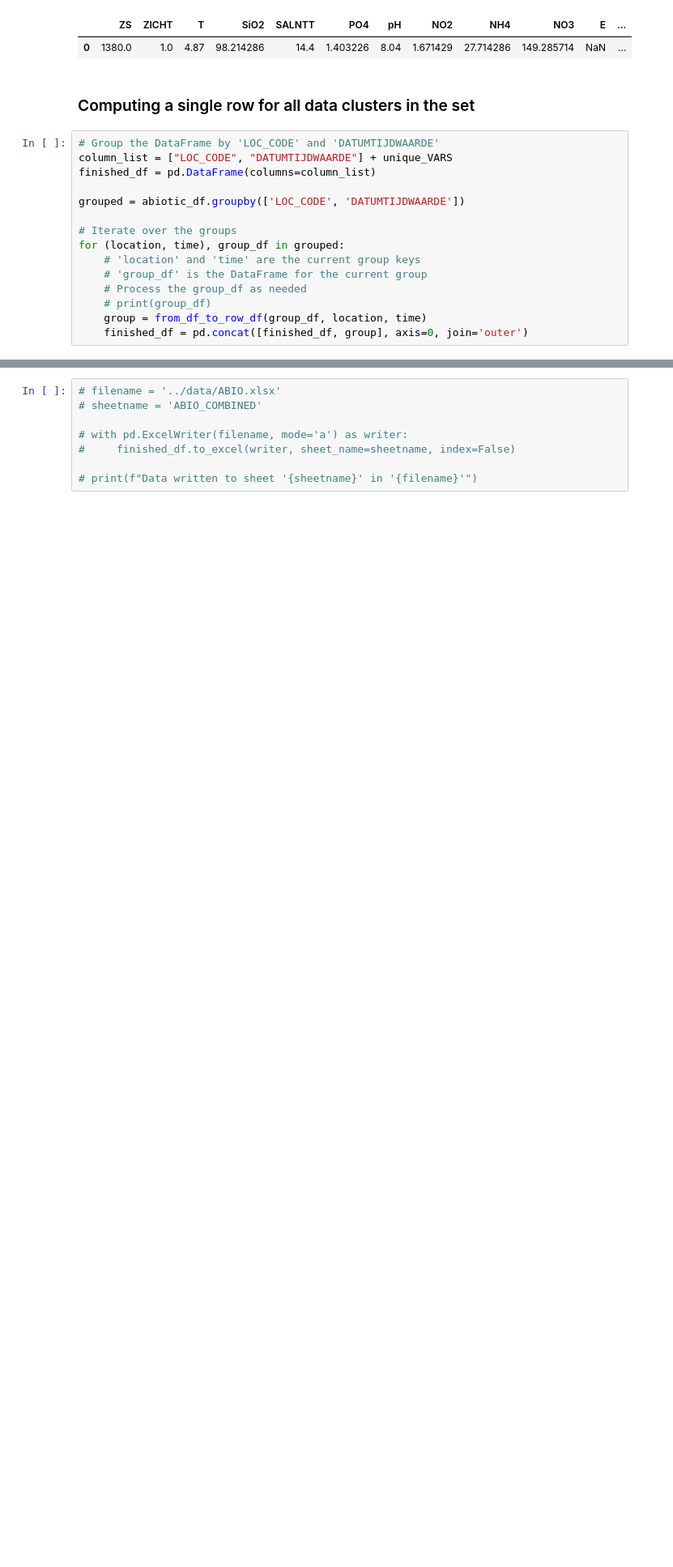
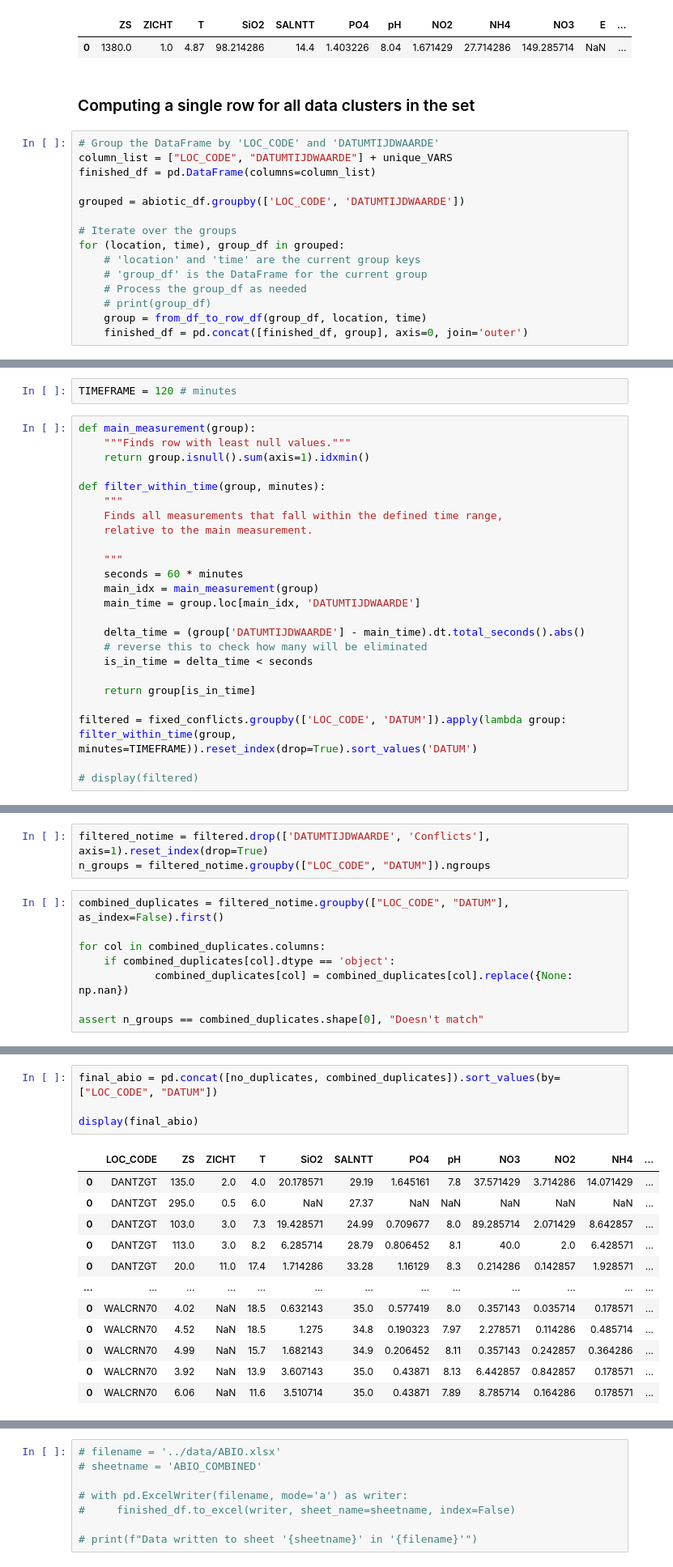
Before and after one commit to JinseiSteven/Phytoplankton-Prediction-Project, a Jupyter notebook: scripts/data_analysis_ABIO_anomalies.ipynb, the cells around one changed output, grey strips where cells are left out. Shown at 81% size. Cells and saved outputs as stored; diff of their text form; blank space fills up the shorter version.

```diff
--- a/scripts/data_analysis_ABIO_anomalies.ipynb
+++ b/scripts/data_analysis_ABIO_anomalies.ipynb
@@ -122,0 +209,26 @@ for (location, time), group_df in grouped:
+# %%
+TIMEFRAME = 120 # minutes
+# %%
+def main_measurement(group):
+    """Finds row with least null values."""
+    return group.isnull().sum(axis=1).idxmin()
+
+def filter_within_time(group, minutes):
+    """
+    Finds all measurements that fall within the defined time range,
+    relative to the main measurement.
+
+    """
+    seconds = 60 * minutes
+    main_idx = main_measurement(group)
+    main_time = group.loc[main_idx, 'DATUMTIJDWAARDE']
+
+    delta_time = (group['DATUMTIJDWAARDE'] - main_time).dt.total_seconds().abs()
+    # reverse this to check how many will be eliminated
+    is_in_time = delta_time < seconds
+
+    return group[is_in_time]
+
+filtered = fixed_conflicts.groupby(['LOC_CODE', 'DATUM']).apply(lambda group: filter_within_time(group, minutes=TIMEFRAME)).reset_index(drop=True).sort_values('DATUM')
+
+# display(filtered)
@@ -122,0 +237,11 @@ for (location, time), group_df in grouped:
+# %%
+filtered_notime = filtered.drop(['DATUMTIJDWAARDE', 'Conflicts'], axis=1).reset_index(drop=True)
+n_groups = filtered_notime.groupby(["LOC_CODE", "DATUM"]).ngroups
+# %%
+combined_duplicates = filtered_notime.groupby(["LOC_CODE", "DATUM"], as_index=False).first()
+
+for col in combined_duplicates.columns:
+    if combined_duplicates[col].dtype == 'object':
+            combined_duplicates[col] = combined_duplicates[col].replace({None: np.nan})
+
+assert n_groups == combined_duplicates.shape[0], "Doesn't match"
@@ -122,0 +250,17 @@ for (location, time), group_df in grouped:
+# %%
+final_abio = pd.concat([no_duplicates, combined_duplicates]).sort_values(by=["LOC_CODE", "DATUM"])
+
+display(final_abio)
+# %% [output]
+|  | LOC_CODE | ZS | ZICHT | T | SiO2 | SALNTT | PO4 | pH | NO3 | NO2 | NH4 | ... |
+| 0 | DANTZGT | 135.0 | 2.0 | 4.0 | 20.178571 | 29.19 | 1.645161 | 7.8 | 37.571429 | 3.714286 | 14.071429 | ... |
+| 0 | DANTZGT | 295.0 | 0.5 | 6.0 | NaN | 27.37 | NaN | NaN | NaN | NaN | NaN | ... |
+| 0 | DANTZGT | 103.0 | 3.0 | 7.3 | 19.428571 | 24.99 | 0.709677 | 8.0 | 89.285714 | 2.071429 | 8.642857 | ... |
+| 0 | DANTZGT | 113.0 | 3.0 | 8.2 | 6.285714 | 28.79 | 0.806452 | 8.1 | 40.0 | 2.0 | 6.428571 | ... |
+| 0 | DANTZGT | 20.0 | 11.0 | 17.4 | 1.714286 | 33.28 | 1.16129 | 8.3 | 0.214286 | 0.142857 | 1.928571 | ... |
+| ... | ... | ... | ... | ... | ... | ... | ... | ... | ... | ... | ... | ... |
+| 0 | WALCRN70 | 4.02 | NaN | 18.5 | 0.632143 | 35.0 | 0.577419 | 8.0 | 0.357143 | 0.035714 | 0.178571 | ... |
+| 0 | WALCRN70 | 4.52 | NaN | 18.5 | 1.275 | 34.8 | 0.190323 | 7.97 | 2.278571 | 0.114286 | 0.485714 | ... |
+| 0 | WALCRN70 | 4.99 | NaN | 15.7 | 1.682143 | 34.9 | 0.206452 | 8.11 | 0.357143 | 0.242857 | 0.364286 | ... |
+| 0 | WALCRN70 | 3.92 | NaN | 13.9 | 3.607143 | 35.0 | 0.43871 | 8.13 | 6.442857 | 0.842857 | 0.178571 | ... |
+| 0 | WALCRN70 | 6.06 | NaN | 11.6 | 3.510714 | 35.0 | 0.43871 | 7.89 | 8.785714 | 0.164286 | 0.178571 | ... |
```
Also changed, not shown: parts of 22 cells of this notebook, 3 other files.
